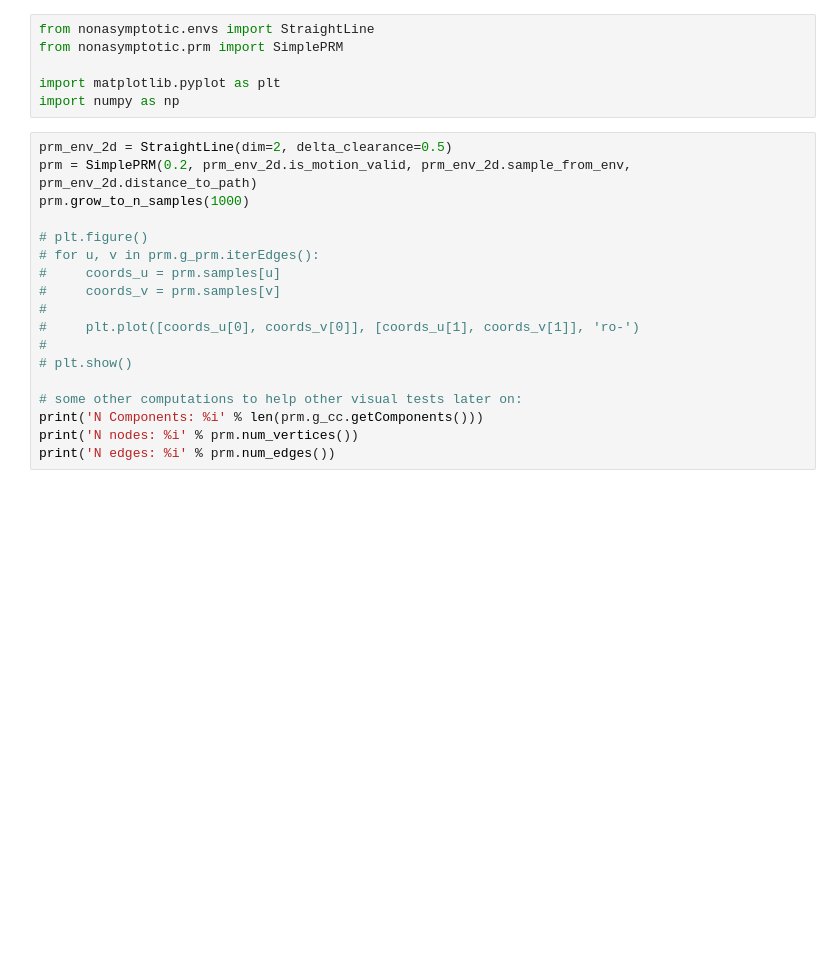
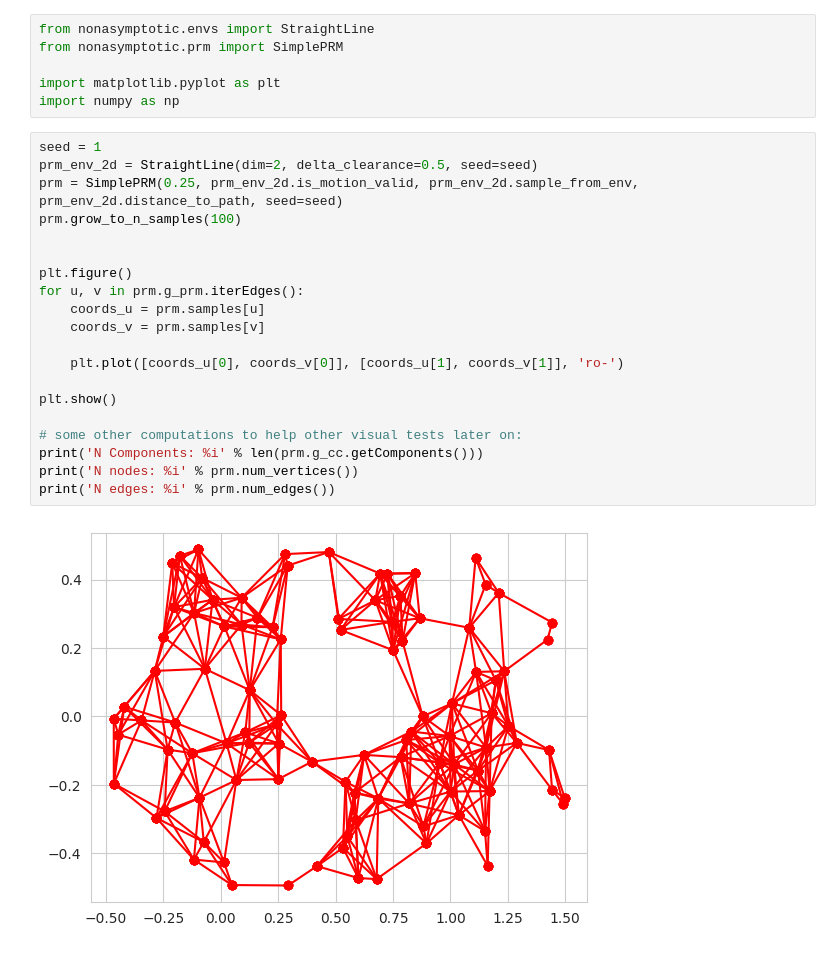
Before and after one commit to robustrobotics/nonasymptotic-mp, a Jupyter notebook: notebooks/vis_straight_line_env.ipynb, the cells around one changed output. Saved outputs shown, nothing was run; the diff lists cells and outputs as text; blank space fills up the shorter version.

```diff
--- a/notebooks/vis_straight_line_env.ipynb
+++ b/notebooks/vis_straight_line_env.ipynb
@@ -5,21 +5,24 @@ from nonasymptotic.prm import SimplePRM
 import matplotlib.pyplot as plt
 import numpy as np
 # %%
-prm_env_2d = StraightLine(dim=2, delta_clearance=0.5)
-prm = SimplePRM(0.2, prm_env_2d.is_motion_valid, prm_env_2d.sample_from_env, prm_env_2d.distance_to_path)
-prm.grow_to_n_samples(1000)
+seed = 1
+prm_env_2d = StraightLine(dim=2, delta_clearance=0.5, seed=seed)
+prm = SimplePRM(0.25, prm_env_2d.is_motion_valid, prm_env_2d.sample_from_env, prm_env_2d.distance_to_path, seed=seed)
+prm.grow_to_n_samples(100)
 
-# plt.figure()
-# for u, v in prm.g_prm.iterEdges():
-#     coords_u = prm.samples[u]
-#     coords_v = prm.samples[v]
-#
-#     plt.plot([coords_u[0], coords_v[0]], [coords_u[1], coords_v[1]], 'ro-')
-#
-# plt.show()
+
+plt.figure()
+for u, v in prm.g_prm.iterEdges():
+    coords_u = prm.samples[u]
+    coords_v = prm.samples[v]
+
+    plt.plot([coords_u[0], coords_v[0]], [coords_u[1], coords_v[1]], 'ro-')
+
+plt.show()
 
 # some other computations to help other visual tests later on:
 print('N Components: %i' % len(prm.g_cc.getComponents()))
 print('N nodes: %i' % prm.num_vertices())
 print('N edges: %i' % prm.num_edges())
 # %% [output]
+[figure, added]
```
Also changed, not shown: parts of 7 cells of this notebook, 2 other files.
